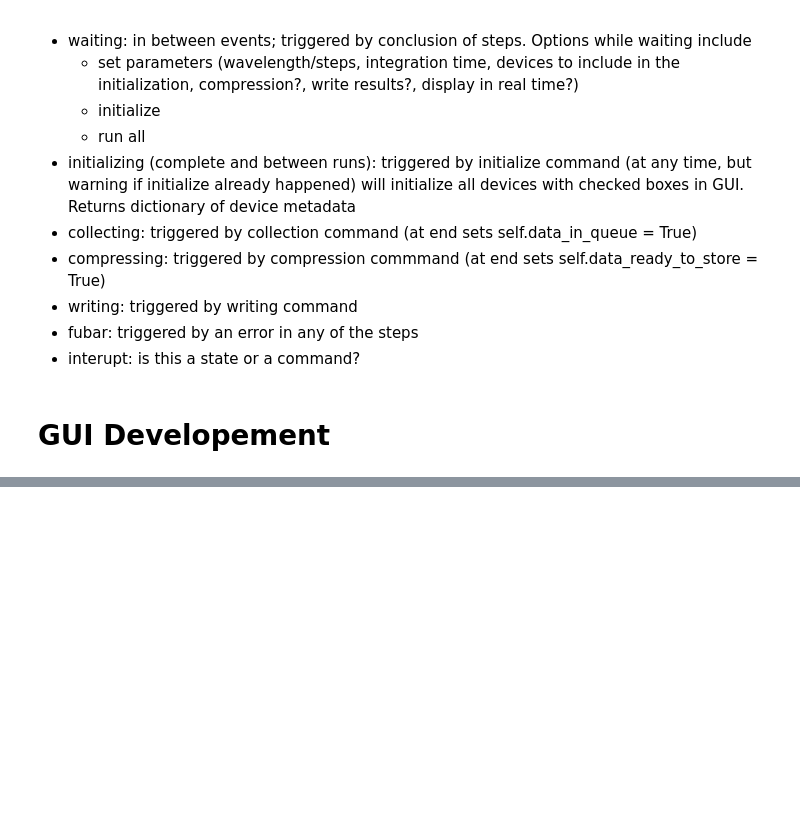
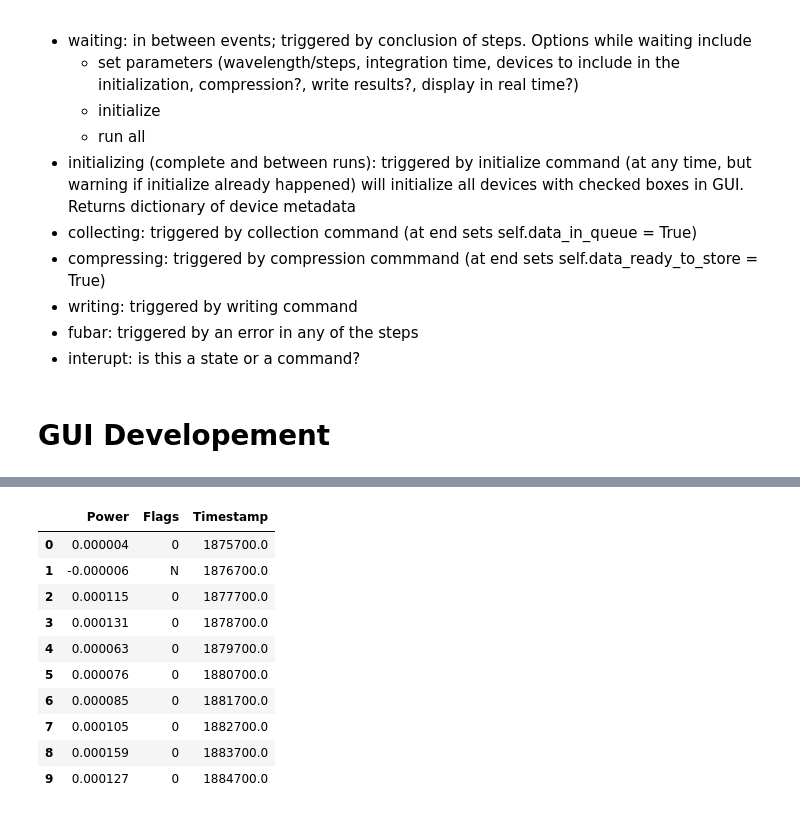
Before and after one commit to samcondon4/SPHEREx-lab-tools, a Jupyter notebook: SPHEREx-Calibration-Automation/notebooks/GUI Development.ipynb, the cells around one changed output, grey strips where cells are left out. Saved outputs shown, nothing was run; the diff lists cells and outputs as text; code cells hidden in the pictures; blank space fills up the shorter version.

```diff
--- a/SPHEREx-Calibration-Automation/notebooks/GUI Development.ipynb
+++ b/SPHEREx-Calibration-Automation/notebooks/GUI Development.ipynb
@@ -945,0 +664,14 @@ form.state_machine.params['monochrometer']
+# %%
+df.head(10)
+# %% [output]
+|  | Power | Flags | Timestamp |
+| 0 | 0.000004 | 0 | 1875700.0 |
+| 1 | -0.000006 | N | 1876700.0 |
+| 2 | 0.000115 | 0 | 1877700.0 |
+| 3 | 0.000131 | 0 | 1878700.0 |
+| 4 | 0.000063 | 0 | 1879700.0 |
+| 5 | 0.000076 | 0 | 1880700.0 |
+| 6 | 0.000085 | 0 | 1881700.0 |
+| 7 | 0.000105 | 0 | 1882700.0 |
+| 8 | 0.000159 | 0 | 1883700.0 |
+| 9 | 0.000127 | 0 | 1884700.0 |
```
Also changed, not shown: parts of 17 cells of this notebook, 5 other files.
